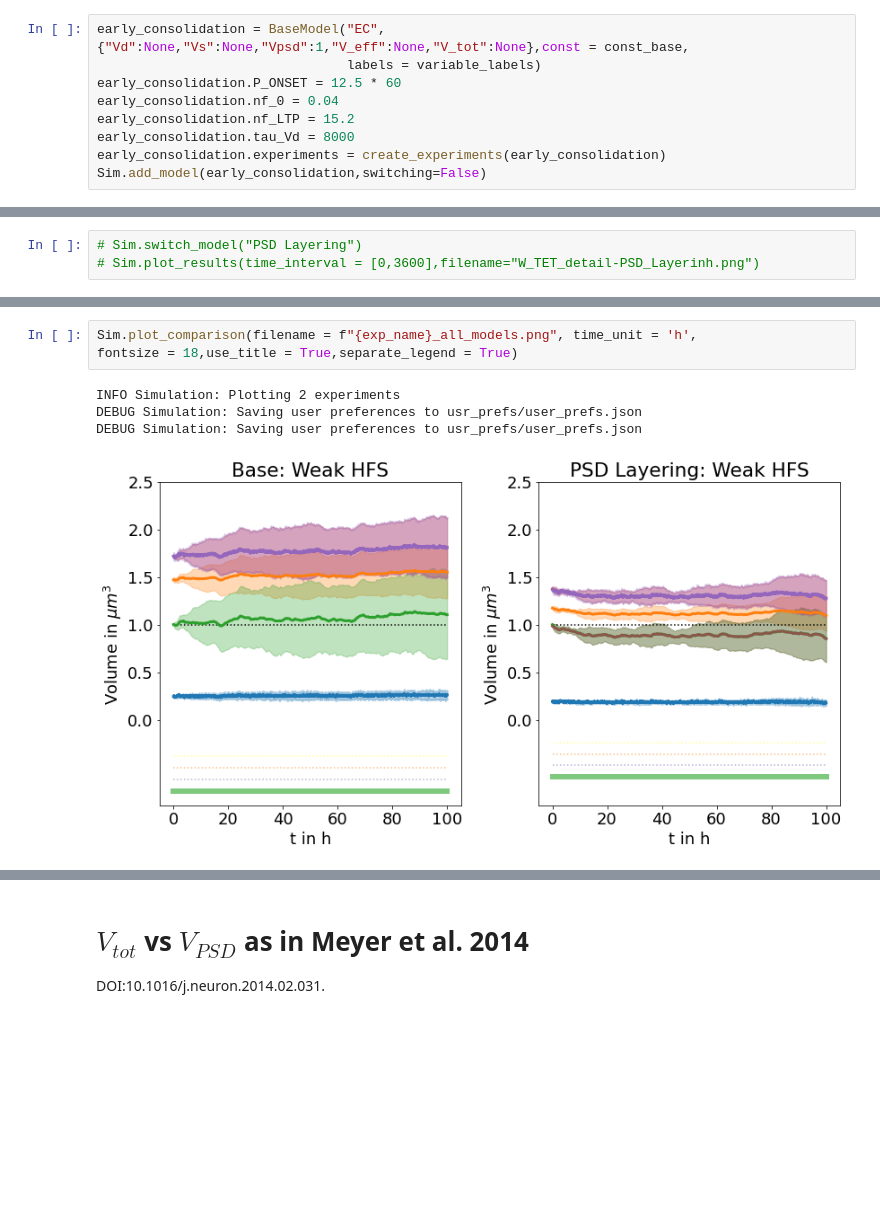
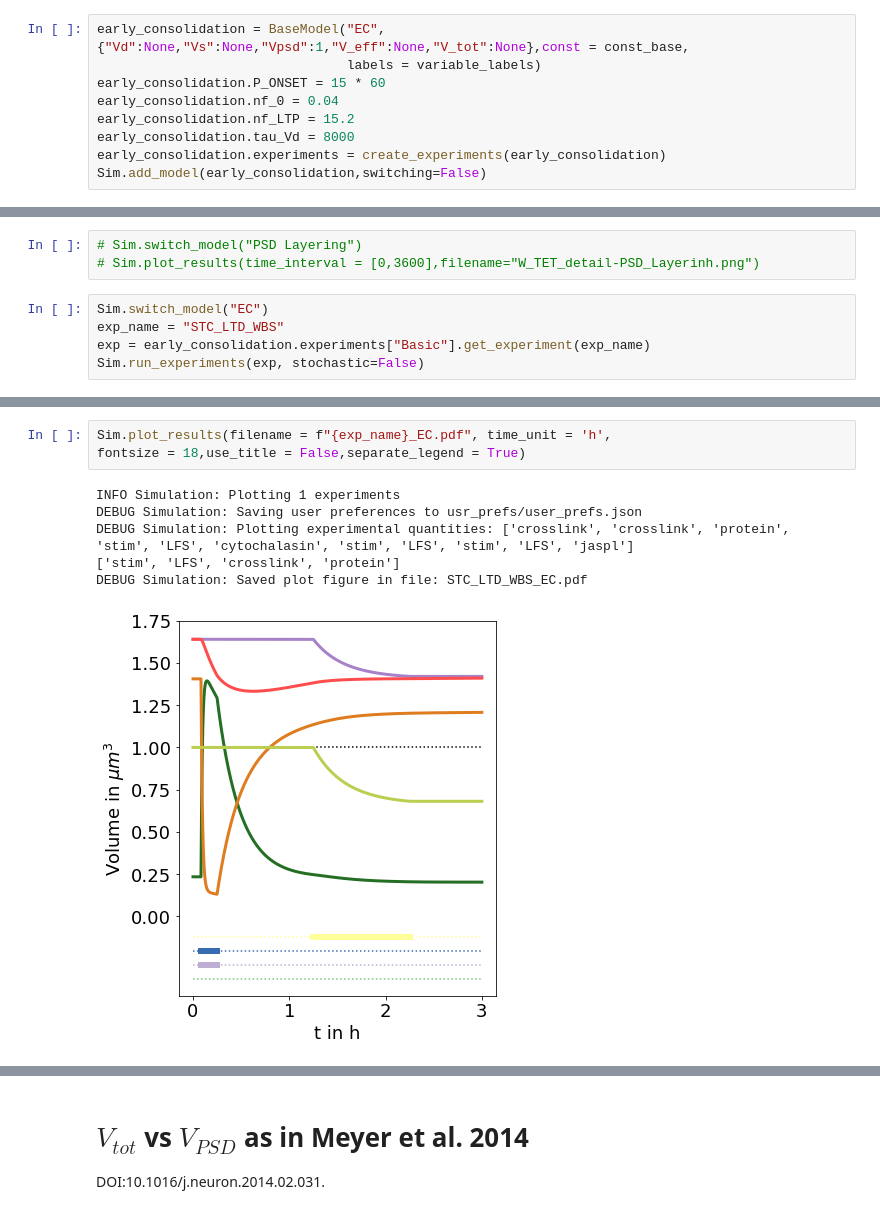
Before and after one commit to ngr-francesco/virtual_lab, a Jupyter notebook: examples/Simulation_results.ipynb, the cells around one changed output, grey strips where cells are left out. Drawn from its saved outputs; the diff is of its cells as text; blank space fills up the shorter version.

Commit message:
added paper plots

```diff
--- a/examples/Simulation_results.ipynb
+++ b/examples/Simulation_results.ipynb
@@ -99,7 +95,7 @@ DEBUG Simulation: Saving user preferences to usr_prefs/user_prefs.json
 # %%
 early_consolidation = BaseModel("EC", {"Vd":None,"Vs":None,"Vpsd":1,"V_eff":None,"V_tot":None},const = const_base,
                                 labels = variable_labels)
-early_consolidation.P_ONSET = 12.5 * 60
+early_consolidation.P_ONSET = 15 * 60
 early_consolidation.nf_0 = 0.04
 early_consolidation.nf_LTP = 15.2
 early_consolidation.tau_Vd = 8000
@@ -147,3 +140,8 @@ INFO Simulation: Simulating 1 experiments took: 106.564 s
 # %%
 # Sim.switch_model("PSD Layering")
 # Sim.plot_results(time_interval = [0,3600],filename="W_TET_detail-PSD_Layerinh.png")
+# %%
+Sim.switch_model("EC")
+exp_name = "STC_LTD_WBS"
+exp = early_consolidation.experiments["Basic"].get_experiment(exp_name)
+Sim.run_experiments(exp, stochastic=False)
@@ -150,8 +164,10 @@ INFO Simulation: Simulating 1 experiments took: 106.564 s
 # %%
-Sim.plot_comparison(filename = f"{exp_name}_all_models.png", time_unit = 'h',
-fontsize = 18,use_title = True,separate_legend = True)
+Sim.plot_results(filename = f"{exp_name}_EC.pdf", time_unit = 'h',
+fontsize = 18,use_title = False,separate_legend = True)
 # %% [output]
-INFO Simulation: Plotting 2 experiments
+INFO Simulation: Plotting 1 experiments
 DEBUG Simulation: Saving user preferences to usr_prefs/user_prefs.json
-DEBUG Simulation: Saving user preferences to usr_prefs/user_prefs.json
+DEBUG Simulation: Plotting experimental quantities: ['crosslink', 'crosslink', 'protein', 'stim', 'LFS', 'cytochalasin', 'stim', 'LFS', 'stim', 'LFS', 'jaspl']
+['stim', 'LFS', 'crosslink', 'protein']
+DEBUG Simulation: Saved plot figure in file: STC_LTD_WBS_EC.pdf
-[figure, old version]
+[figure, new version]
```
Also changed, not shown: parts of 9 cells of this notebook, 13 other files.
